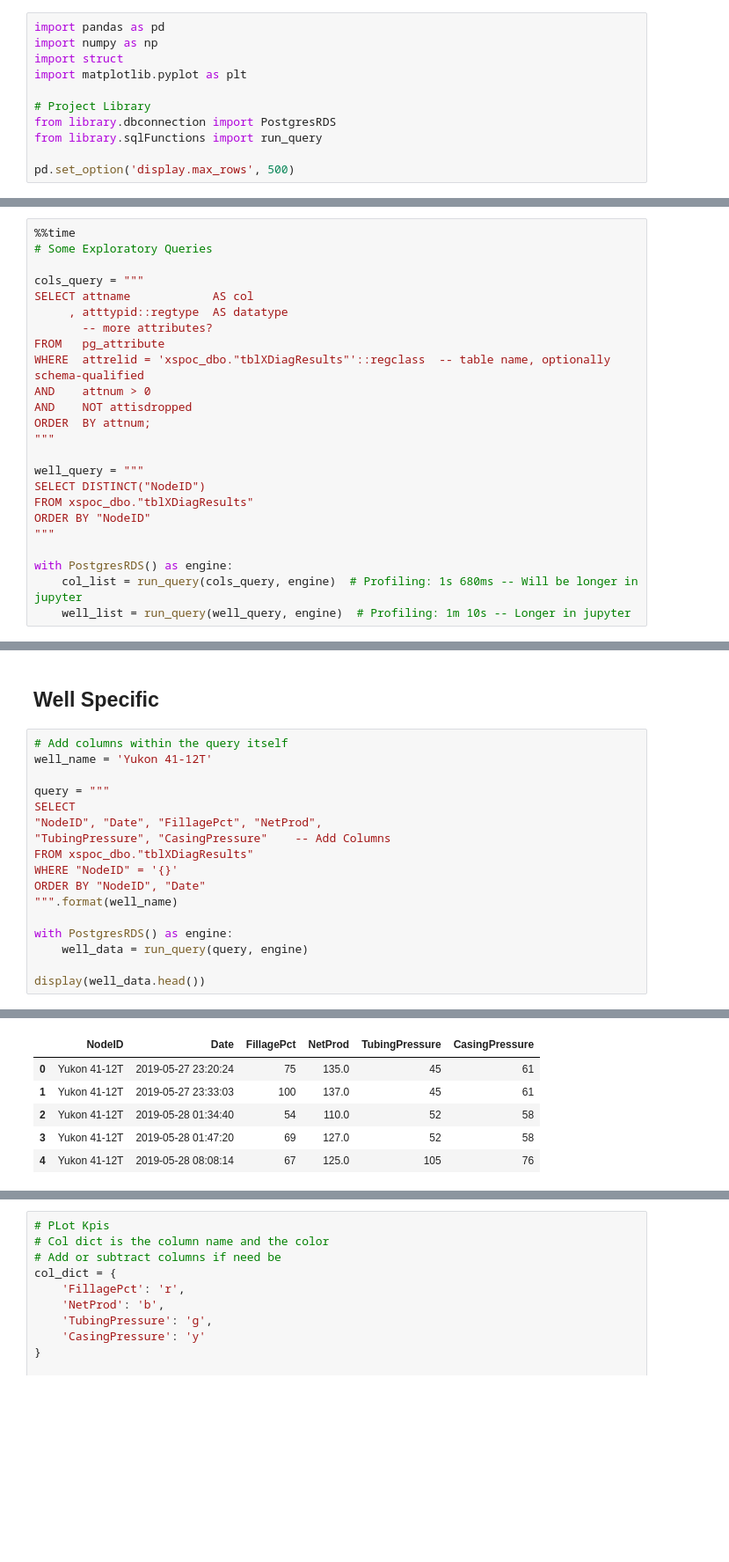
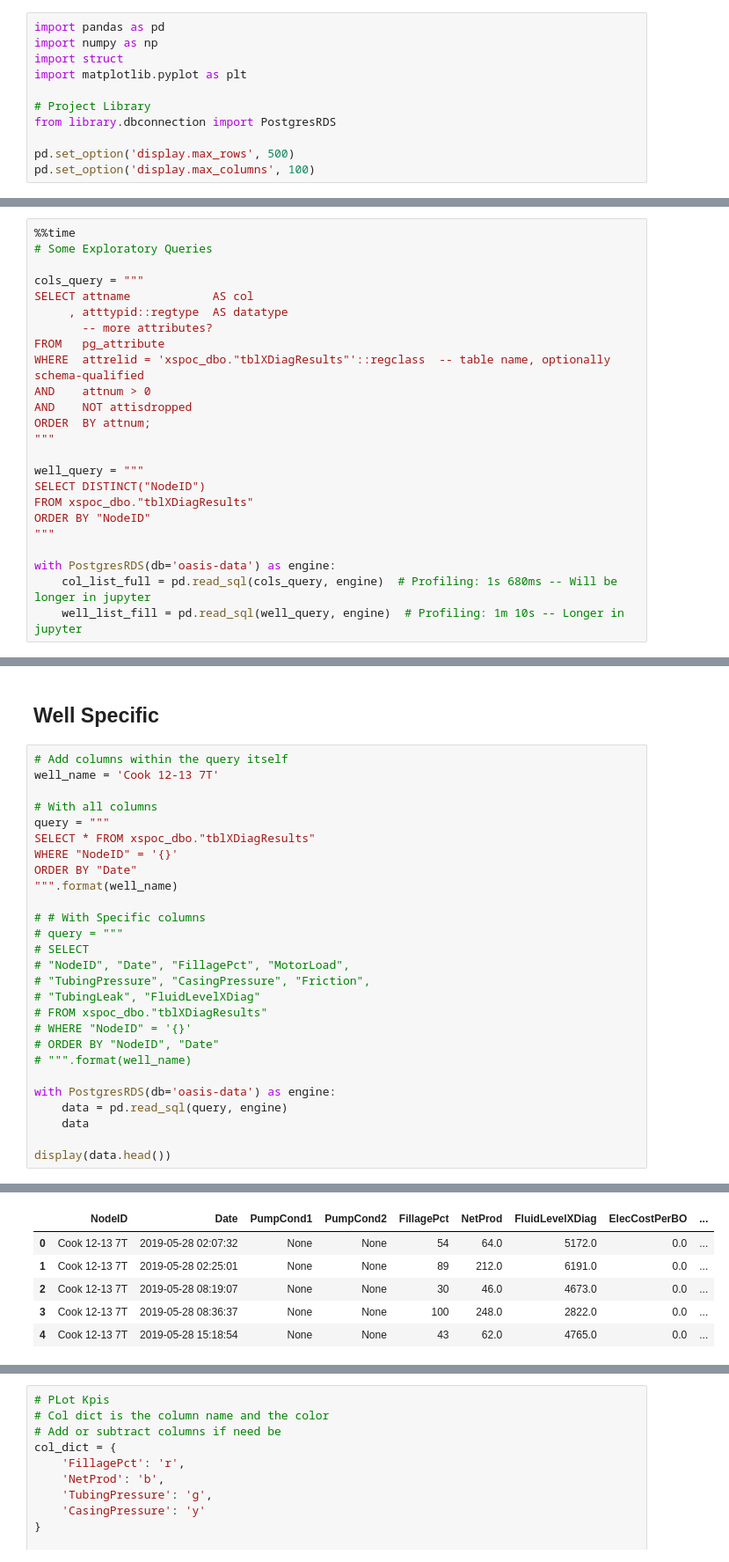
Before and after one commit to Ashitha97/ESP, a Jupyter notebook: dataAnalysis/Initial Analysis XDiag Data.ipynb, the cells around one changed output, grey strips where cells are left out. Shown at 88% size. Cells and saved outputs as stored; diff of their text form; blank space fills up the shorter version.

```diff
--- a/dataAnalysis/Initial Analysis XDiag Data.ipynb
+++ b/dataAnalysis/Initial Analysis XDiag Data.ipynb
@@ -20,9 +20,9 @@ import matplotlib.pyplot as plt
 
 # Project Library
 from library.dbconnection import PostgresRDS
-from library.sqlFunctions import run_query
 
 pd.set_option('display.max_rows', 500)
+pd.set_option('display.max_columns', 100)
 # %% [markdown]
 ## Queries
 
@@ -48,9 +48,9 @@ FROM xspoc_dbo."tblXDiagResults"
 ORDER BY "NodeID"
 """
 
-with PostgresRDS() as engine:
-    col_list = run_query(cols_query, engine)  # Profiling: 1s 680ms -- Will be longer in jupyter
-    well_list = run_query(well_query, engine)  # Profiling: 1m 10s -- Longer in jupyter
+with PostgresRDS(db='oasis-data') as engine:
+    col_list_full = pd.read_sql(cols_query, engine)  # Profiling: 1s 680ms -- Will be longer in jupyter
+    well_list_fill = pd.read_sql(well_query, engine)  # Profiling: 1m 10s -- Longer in jupyter
 # %% [output]
 Connected to oasis-data DataBase
 Connection Closed
@@ -98,27 +98,37 @@ List of wells
 ## Well Specific
 # %%
 # Add columns within the query itself
-well_name = 'Yukon 41-12T'
+well_name = 'Cook 12-13 7T'
 
+# With all columns
 query = """
-SELECT
-"NodeID", "Date", "FillagePct", "NetProd",
-"TubingPressure", "CasingPressure"    -- Add Columns
-FROM xspoc_dbo."tblXDiagResults"
+SELECT * FROM xspoc_dbo."tblXDiagResults"
 WHERE "NodeID" = '{}'
-ORDER BY "NodeID", "Date"
+ORDER BY "Date"
 """.format(well_name)
 
-with PostgresRDS() as engine:
-    well_data = run_query(query, engine)
+# # With Specific columns
+# query = """
+# SELECT
+# "NodeID", "Date", "FillagePct", "MotorLoad",
+# "TubingPressure", "CasingPressure", "Friction",
+# "TubingLeak", "FluidLevelXDiag"
+# FROM xspoc_dbo."tblXDiagResults"
+# WHERE "NodeID" = '{}'
+# ORDER BY "NodeID", "Date"
+# """.format(well_name)
 
-display(well_data.head())
+with PostgresRDS(db='oasis-data') as engine:
+    data = pd.read_sql(query, engine)
+    data
+
+display(data.head())
 # %% [output]
 Connected to oasis-data DataBase
 Connection Closed
-|  | NodeID | Date | FillagePct | NetProd | TubingPressure | CasingPressure |
-| 0 | Yukon 41-12T | 2019-05-27 23:20:24 | 75 | 135.0 | 45 | 61 |
-| 1 | Yukon 41-12T | 2019-05-27 23:33:03 | 100 | 137.0 | 45 | 61 |
-| 2 | Yukon 41-12T | 2019-05-28 01:34:40 | 54 | 110.0 | 52 | 58 |
-| 3 | Yukon 41-12T | 2019-05-28 01:47:20 | 69 | 127.0 | 52 | 58 |
-| 4 | Yukon 41-12T | 2019-05-28 08:08:14 | 67 | 125.0 | 105 | 76 |
+|  | NodeID | Date | PumpCond1 | PumpCond2 | FillagePct | NetProd | FluidLevelXDiag | ElecCostPerBO | ... |
+| 0 | Cook 12-13 7T | 2019-05-28 02:07:32 | None | None | 54 | 64.0 | 5172.0 | 0.0 | ... |
+| 1 | Cook 12-13 7T | 2019-05-28 02:25:01 | None | None | 89 | 212.0 | 6191.0 | 0.0 | ... |
+| 2 | Cook 12-13 7T | 2019-05-28 08:19:07 | None | None | 30 | 46.0 | 4673.0 | 0.0 | ... |
+| 3 | Cook 12-13 7T | 2019-05-28 08:36:37 | None | None | 100 | 248.0 | 2822.0 | 0.0 | ... |
+| 4 | Cook 12-13 7T | 2019-05-28 15:18:54 | None | None | 43 | 62.0 | 4765.0 | 0.0 | ... |
```
Also changed, not shown: parts of 10 cells of this notebook, 2 other files.
